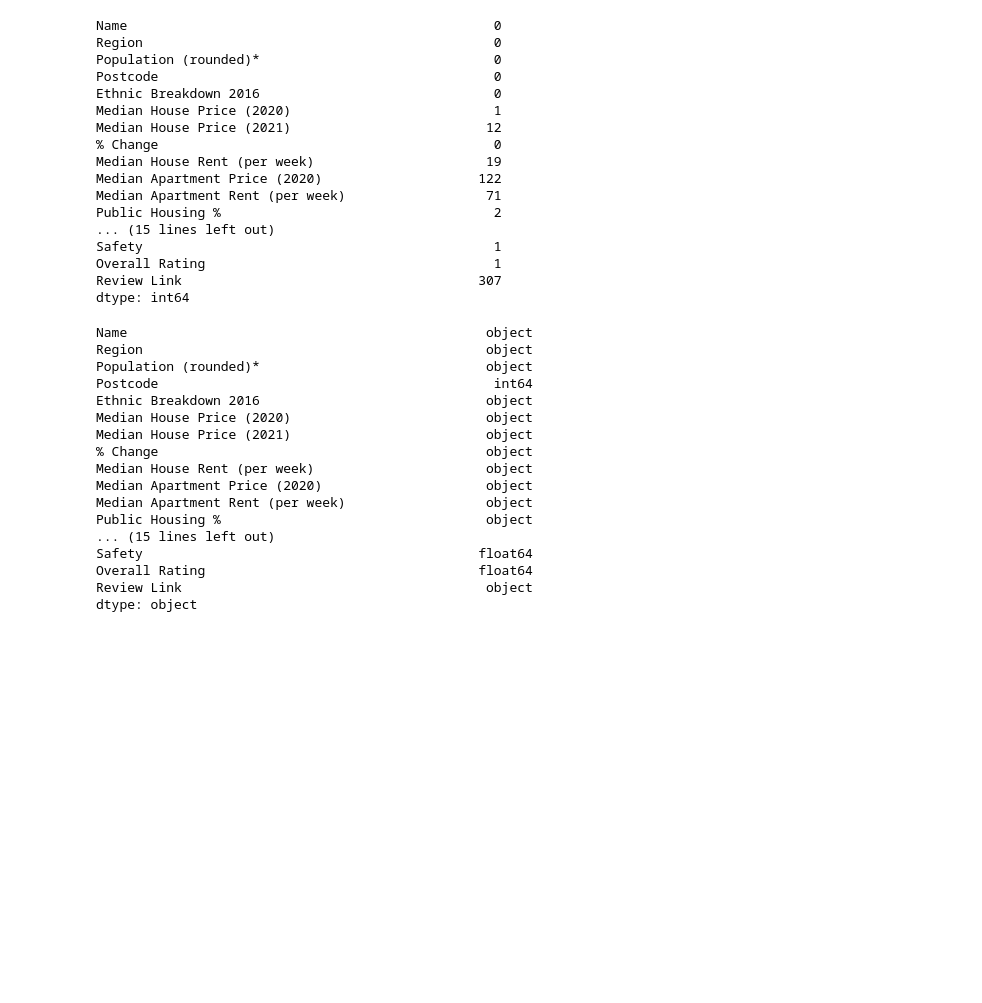
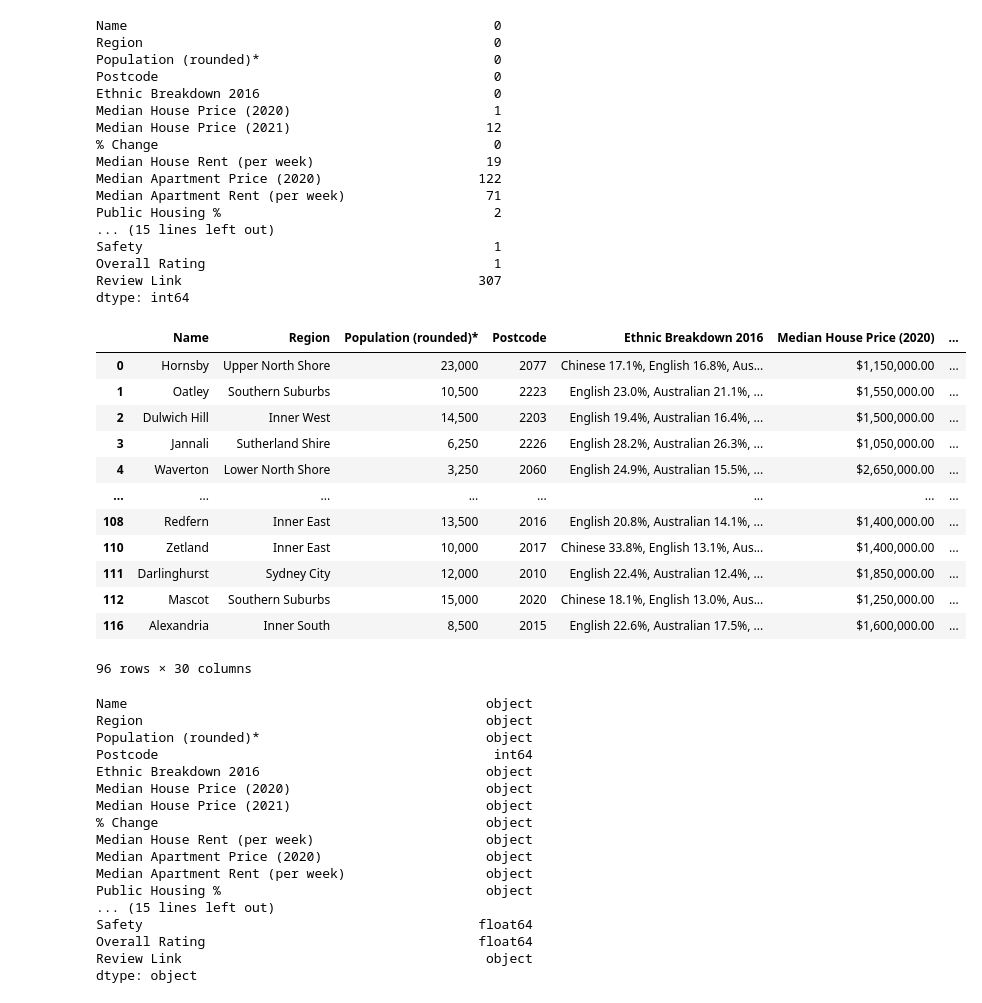
Before and after one commit to hemangsharma/36103_Assignmnet2_PartC, a Jupyter notebook: main.ipynb, the cells around one changed output. Drawn from its saved outputs; the diff is of its cells as text; code cells hidden in the pictures; blank space fills up the shorter version.

```diff
--- a/main.ipynb
+++ b/main.ipynb
@@ -43,6 +43,22 @@ Safety                                             1
 Overall Rating                                     1
 Review Link                                      307
 dtype: int64
+# %%
+df.dropna()
+# %% [output]
+|  | Name | Region | Population (rounded)* | Postcode | Ethnic Breakdown 2016 | Median House Price (2020) | ... |
+| 0 | Hornsby | Upper North Shore | 23,000 | 2077 | Chinese 17.1%, English 16.8%, Aus... | $1,150,000.00 | ... |
+| 1 | Oatley | Southern Suburbs | 10,500 | 2223 | English 23.0%, Australian 21.1%, ... | $1,550,000.00 | ... |
+| 2 | Dulwich Hill | Inner West | 14,500 | 2203 | English 19.4%, Australian 16.4%, ... | $1,500,000.00 | ... |
+| 3 | Jannali | Sutherland Shire | 6,250 | 2226 | English 28.2%, Australian 26.3%, ... | $1,050,000.00 | ... |
+| 4 | Waverton | Lower North Shore | 3,250 | 2060 | English 24.9%, Australian 15.5%, ... | $2,650,000.00 | ... |
+| ... | ... | ... | ... | ... | ... | ... | ... |
+| 108 | Redfern | Inner East | 13,500 | 2016 | English 20.8%, Australian 14.1%, ... | $1,400,000.00 | ... |
+| 110 | Zetland | Inner East | 10,000 | 2017 | Chinese 33.8%, English 13.1%, Aus... | $1,400,000.00 | ... |
+| 111 | Darlinghurst | Sydney City | 12,000 | 2010 | English 22.4%, Australian 12.4%, ... | $1,850,000.00 | ... |
+| 112 | Mascot | Southern Suburbs | 15,000 | 2020 | Chinese 18.1%, English 13.0%, Aus... | $1,250,000.00 | ... |
+| 116 | Alexandria | Inner South | 8,500 | 2015 | English 22.6%, Australian 17.5%, ... | $1,600,000.00 | ... |
+96 rows × 30 columns
 # %%
 print(df.dtypes)
 # %% [output]
```
Also changed, not shown: parts of 4 cells of this notebook.
